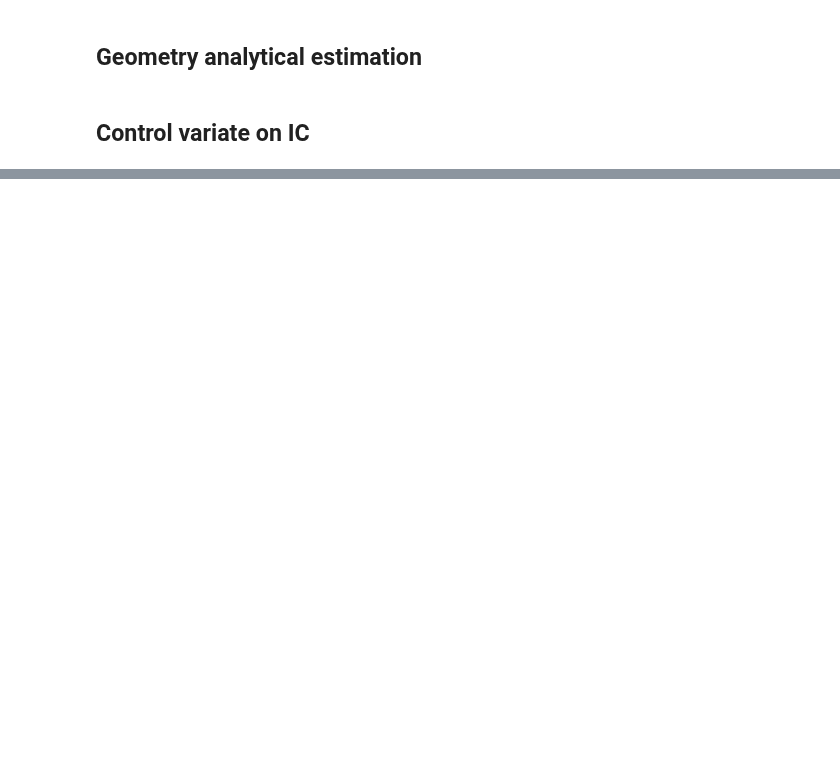
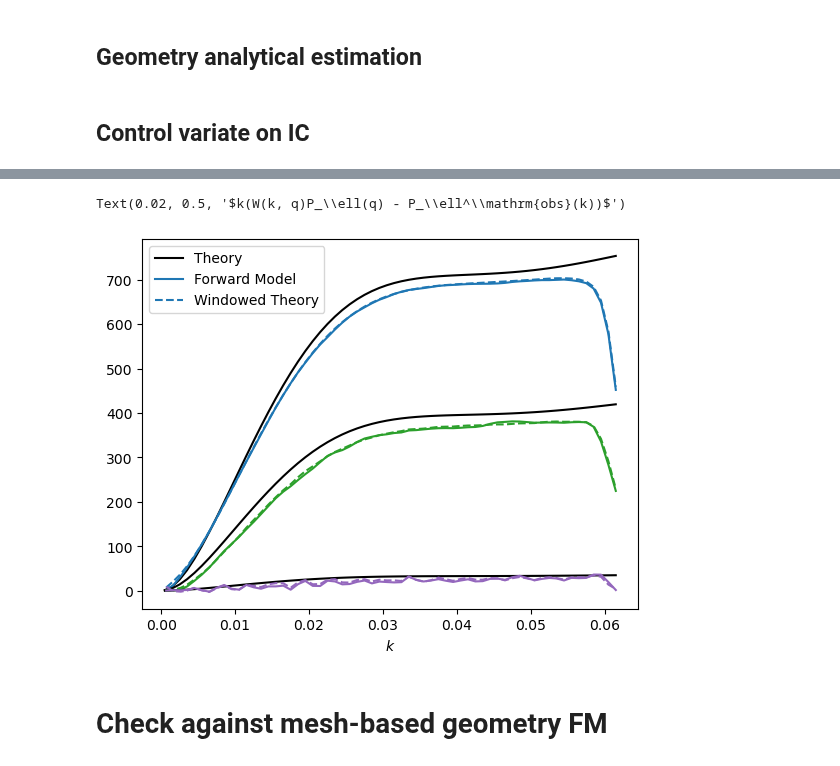
Before and after one commit to domichbt/DESI_forward_window, a Jupyter notebook: notebooks/example_window.ipynb, the cells around one changed output, grey strips where cells are left out. Saved outputs shown, nothing was run; the diff lists cells and outputs as text; code cells hidden in the pictures; blank space fills up the shorter version.

```diff
--- a/notebooks/example_window.ipynb
+++ b/notebooks/example_window.ipynb
@@ -223,0 +234,29 @@ fig.savefig(f"data_size_{data_size}_seed_42.pdf")
+# %%
+for ell in [0, 2, 4]:
+    color = f"C{ell}"
+    pole_theo = theory.get(ell)
+
+    plt.plot(pole_theo.coords('k'),
+             pole_theo.coords('k') * pole_theo.value(),
+             color='k', ls='-', label="Theory")
+
+    pole_theo_geo = window_geo.dot(theory, return_type=None, zpt=False).get(ell)
+
+    pole_geo = pks_geo_mean.get(ell)
+
+    plt.plot(pole_geo.coords('k'),
+             pole_geo.coords('k') * pole_geo.value(),
+             color=color, ls='-', label="Forward Model")
+
+    plt.plot(pole_theo_geo.coords('k'),
+             pole_theo_geo.coords('k') * pole_theo_geo.value(),
+             color=color, ls='--', label="Windowed Theory")
+    if ell == 0:
+        plt.legend()
+plt.xlabel("$k$")
+fig.supylabel(r"$k(W(k, q)P_\ell(q) - P_\ell^\mathrm{obs}(k))$")
+# %% [output]
+Text(0.02, 0.5, '$k(W(k, q)P_\\ell(q) - P_\\ell^\\mathrm{obs}(k))$')
+[figure, added]
+# %% [markdown]
+# Check against mesh-based geometry FM
```
Also changed, not shown: parts of 13 cells of this notebook, 3 other files.
